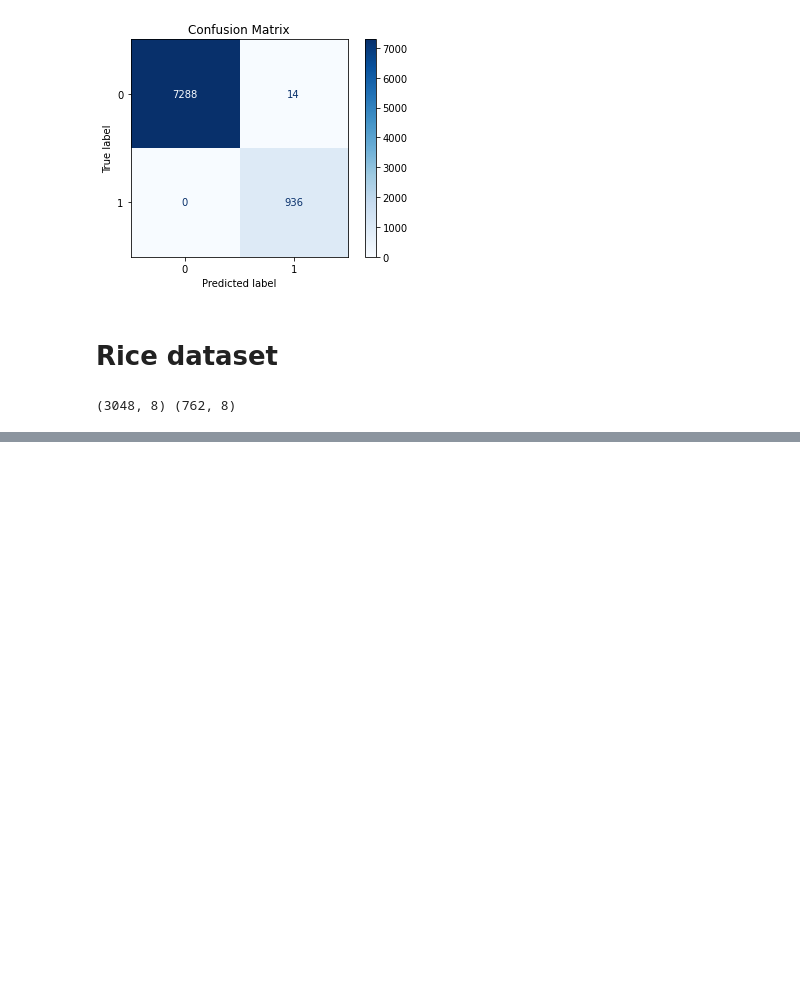
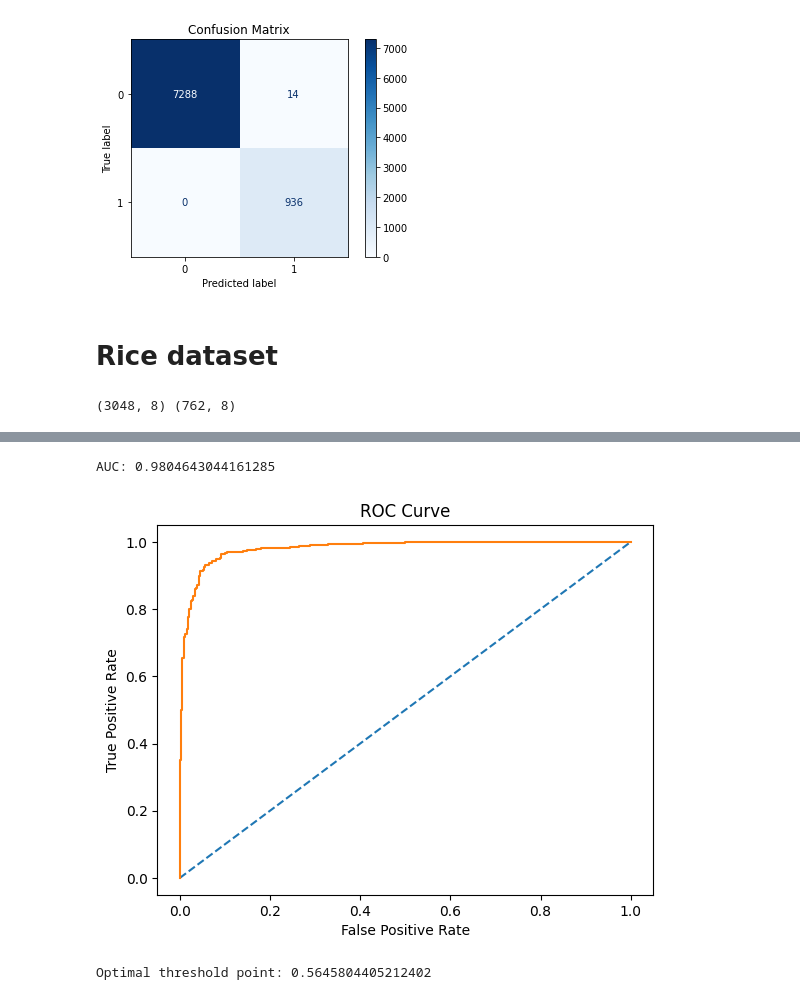
Before and after one commit to ddatsko/URV_NEC_HW2, a Jupyter notebook: classification.ipynb, the cells around one changed output, grey strips where cells are left out. Cells and saved outputs as stored; diff of their text form; code cells hidden in the pictures; blank space fills up the shorter version.

```diff
--- a/classification.ipynb
+++ b/classification.ipynb
@@ -663,0 +694,7 @@ print(rice_train.shape, rice_test.shape)
+# %%
+optimal_threshold = plot_roc_curve(rice_test[:, -1], pred)[0]
+print("Optimal threshold point:", optimal_threshold)
+# %% [output]
+AUC: 0.9804643044161285
+[figure, added]
+Optimal threshold point: 0.5645804405212402
```
Also changed, not shown: parts of 24 cells of this notebook.
